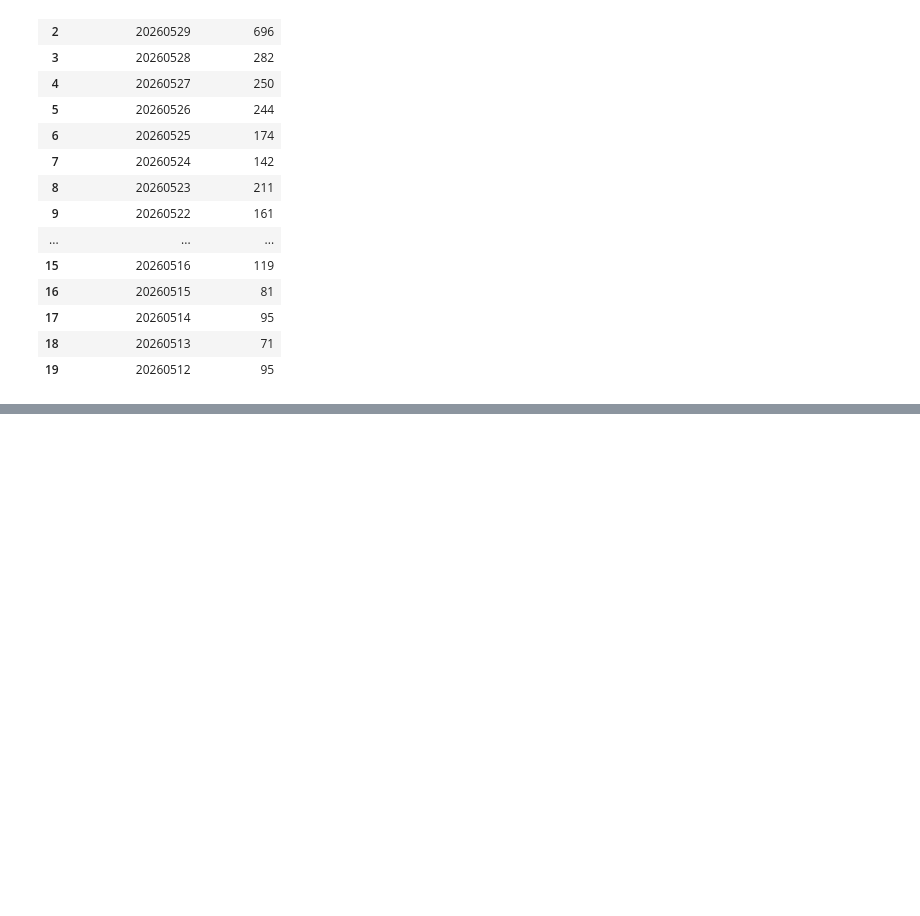
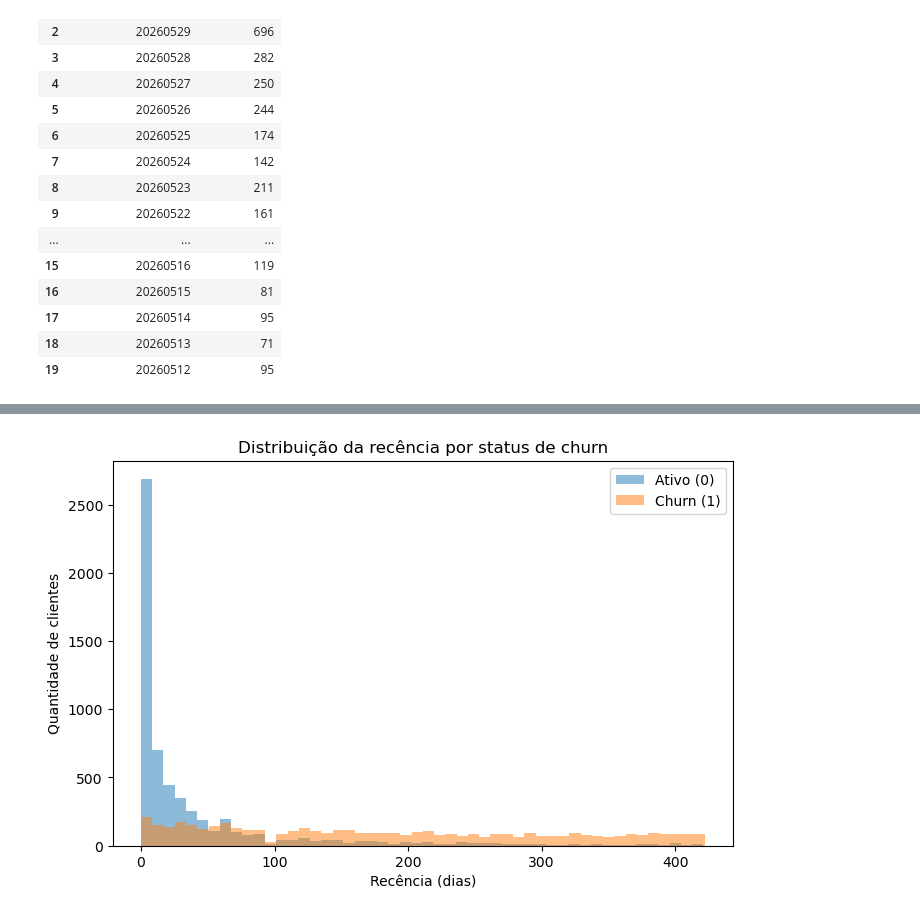
Before and after one commit to FelipeC-astro/TESTE_TECNICO_ANALISTA_PLENO, a Jupyter notebook: teste_tecnico.ipynb, the cells around one changed output, grey strips where cells are left out. Cells and saved outputs as stored; diff of their text form; code cells hidden in the pictures; blank space fills up the shorter version.

```diff
--- a/teste_tecnico.ipynb
+++ b/teste_tecnico.ipynb
@@ -330,0 +508,32 @@ con.execute("""
+# %%
+import seaborn as sns
+import matplotlib.pyplot as plt
+
+# clientes ativos ficam concentrados próximos de 0
+# recência baixa = comprou recentemente
+# clientes churn apresentam recências maiores do que os clientes ativos, de modo geral
+
+plt.figure(figsize=(8,5))
+
+plt.hist(
+    rfm.loc[rfm["churn"] == 0, "recencia"],
+    bins=50,
+    alpha=0.5,
+    label="Ativo (0)"
+)
+
+plt.hist(
+    rfm.loc[rfm["churn"] == 1, "recencia"],
+    bins=50,
+    alpha=0.5,
+    label="Churn (1)"
+)
+
+plt.xlabel("Recência (dias)")
+plt.ylabel("Quantidade de clientes")
+plt.title("Distribuição da recência por status de churn")
+plt.legend()
+
+plt.show()
+# %% [output]
+[figure, added]
```
Also changed, not shown: parts of 52 cells of this notebook.
